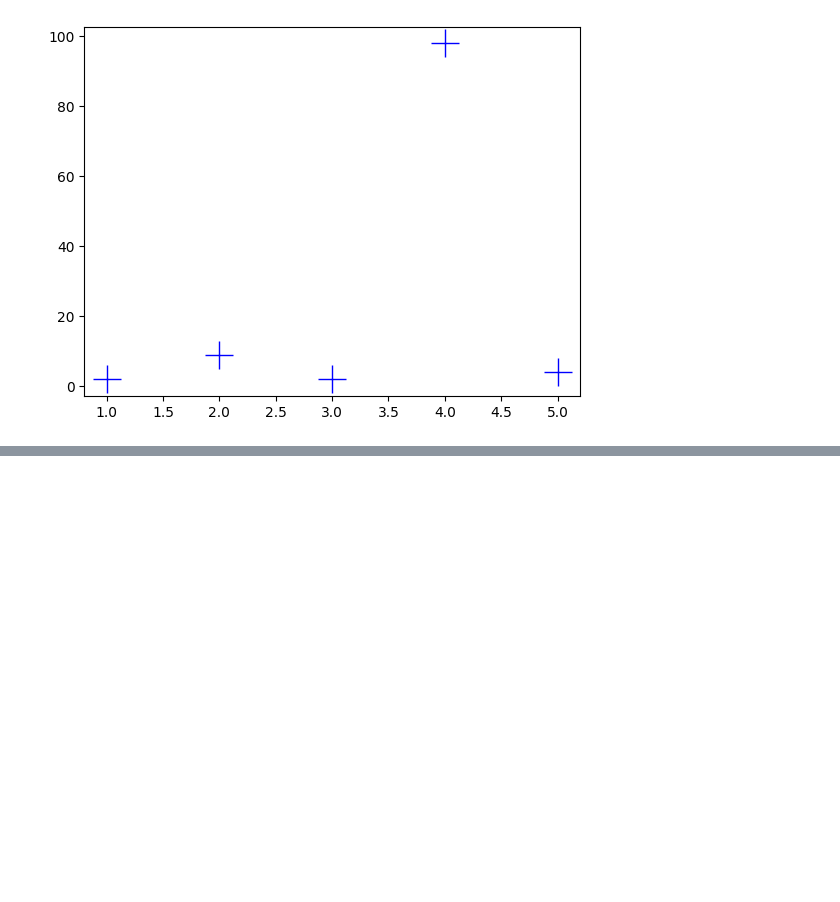
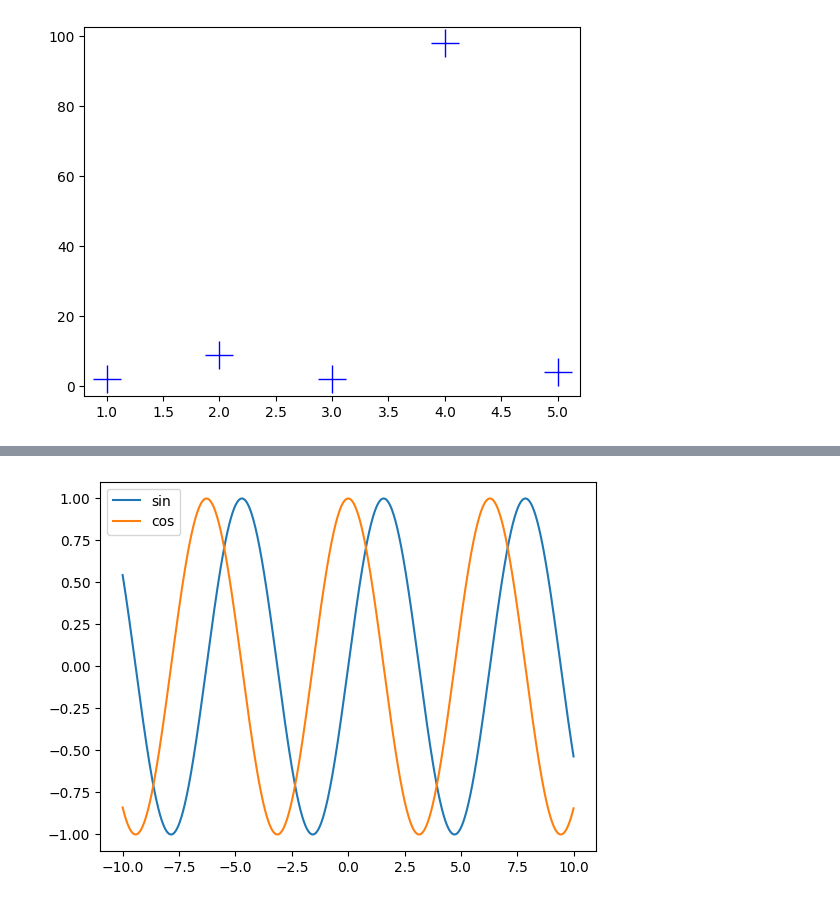
Before and after one commit to Imtiaj-Sajin/Computer-Vision-Pattern-Recogition, a Jupyter notebook: matplotlib_basics.ipynb, the cells around one changed output, grey strips where cells are left out. Saved outputs shown, nothing was run; the diff lists cells and outputs as text; code cells hidden in the pictures; blank space fills up the shorter version.

```diff
--- a/matplotlib_basics.ipynb
+++ b/matplotlib_basics.ipynb
@@ -51,0 +71,11 @@ plt.plot(x,y,color='blue',marker='+',linestyle='',markersize=20)
+# %%
+x=np.arange(-10,10,.01)
+y1=np.sin(x)
+y2=np.cos(x)
+
+plt.figure()
+plt.plot(x,y1,x,y2)
+plt.legend(['sin','cos'])
+plt.show()
+# %% [output]
+[figure, added]
```
Also changed, not shown: parts of 7 cells of this notebook.
